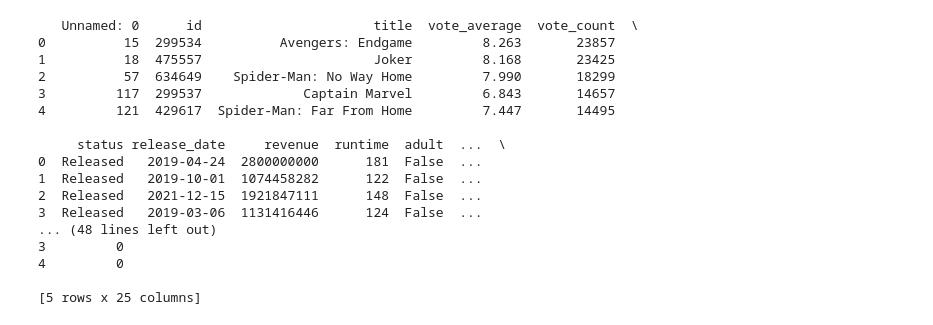
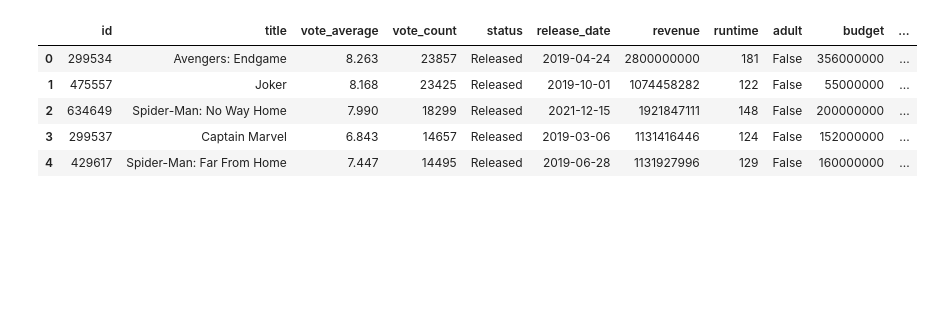
Before and after one commit to petrarkaselin/mid_project, a Jupyter notebook: notebooks/nominated_companies_notebook.ipynb, the cells around one changed output. Cells and saved outputs as stored; diff of their text form; code cells hidden in the pictures; blank space fills up the shorter version.

```diff
--- a/notebooks/nominated_companies_notebook.ipynb
+++ b/notebooks/nominated_companies_notebook.ipynb
@@ -2,7 +2,7 @@
 import pandas as pd
 import numpy as np
 # %%
-tmdb_data_url = "TMDB_movie_dataset_v1.csv"
+tmdb_data_url = '../data_cleaned/cleaned_data_v1.csv'
 tmdb_df = pd.read_csv(tmdb_data_url)
 
 company_nominations = {
@@ -21,31 +21,16 @@ company_nominations = {
 }
 
 
-tmdb_df['Nominated'] = 0
+tmdb_df['company_nominated'] = 0
 
 for company, nominations in company_nominations.items():
-    tmdb_df.loc[tmdb_df['production_companies'].str.contains(company, na=False, case=False), 'Nominated'] = 1
-
-
-output_csv_path = "merged_nominated_company_data.csv"
-tmdb_df.to_csv(output_csv_path, index=False)
-
-print(tmdb_df.head())
+    tmdb_df.loc[tmdb_df['production_companies'].str.contains(company, na=False, case=False), 'company_nominated'] = 1
-# %% [output]
-   Unnamed: 0      id                      title  vote_average  vote_count  \
-0          15  299534          Avengers: Endgame         8.263       23857
-1          18  475557                      Joker         8.168       23425
-2          57  634649    Spider-Man: No Way Home         7.990       18299
-3         117  299537             Captain Marvel         6.843       14657
-4         121  429617  Spider-Man: Far From Home         7.447       14495
-
-     status release_date     revenue  runtime  adult  ...  \
-0  Released   2019-04-24  2800000000      181  False  ...
-1  Released   2019-10-01  1074458282      122  False  ...
-2  Released   2021-12-15  1921847111      148  False  ...
-3  Released   2019-03-06  1131416446      124  False  ...
-... (48 lines left out)
-3         0
-4         0
-
-[5 rows x 25 columns]
+# %%
+tmdb_df.head()
+# %% [output]
+|  | id | title | vote_average | vote_count | status | release_date | revenue | runtime | adult | budget | ... |
+| 0 | 299534 | Avengers: Endgame | 8.263 | 23857 | Released | 2019-04-24 | 2800000000 | 181 | False | 356000000 | ... |
+| 1 | 475557 | Joker | 8.168 | 23425 | Released | 2019-10-01 | 1074458282 | 122 | False | 55000000 | ... |
+| 2 | 634649 | Spider-Man: No Way Home | 7.990 | 18299 | Released | 2021-12-15 | 1921847111 | 148 | False | 200000000 | ... |
+| 3 | 299537 | Captain Marvel | 6.843 | 14657 | Released | 2019-03-06 | 1131416446 | 124 | False | 152000000 | ... |
+| 4 | 429617 | Spider-Man: Far From Home | 7.447 | 14495 | Released | 2019-06-28 | 1131927996 | 129 | False | 160000000 | ... |
```
Also changed, not shown: parts of 2 cells of this notebook, 7 other files.
